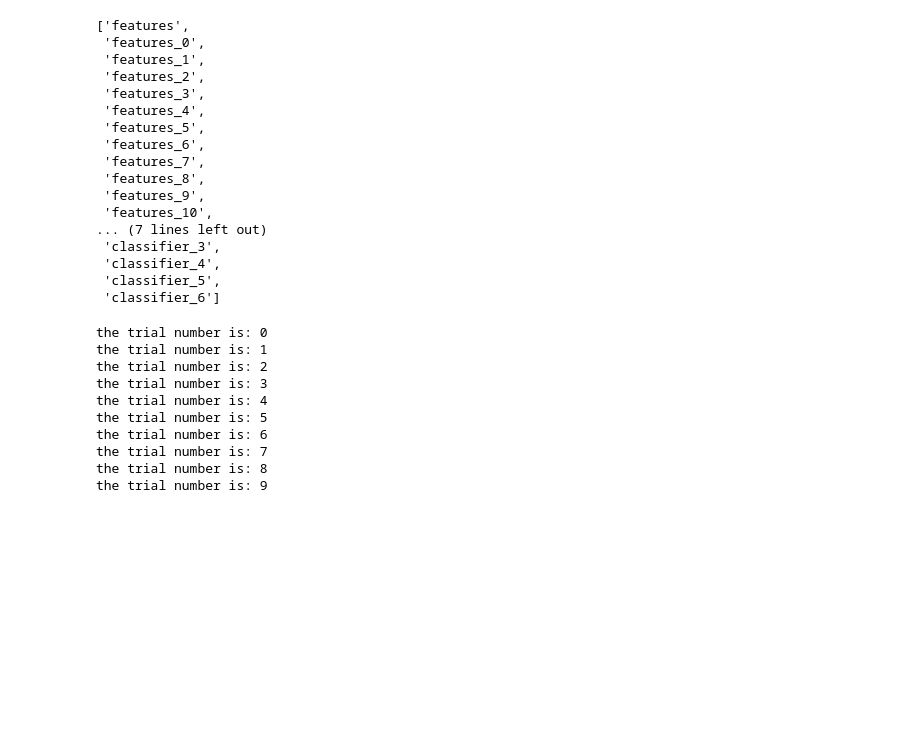
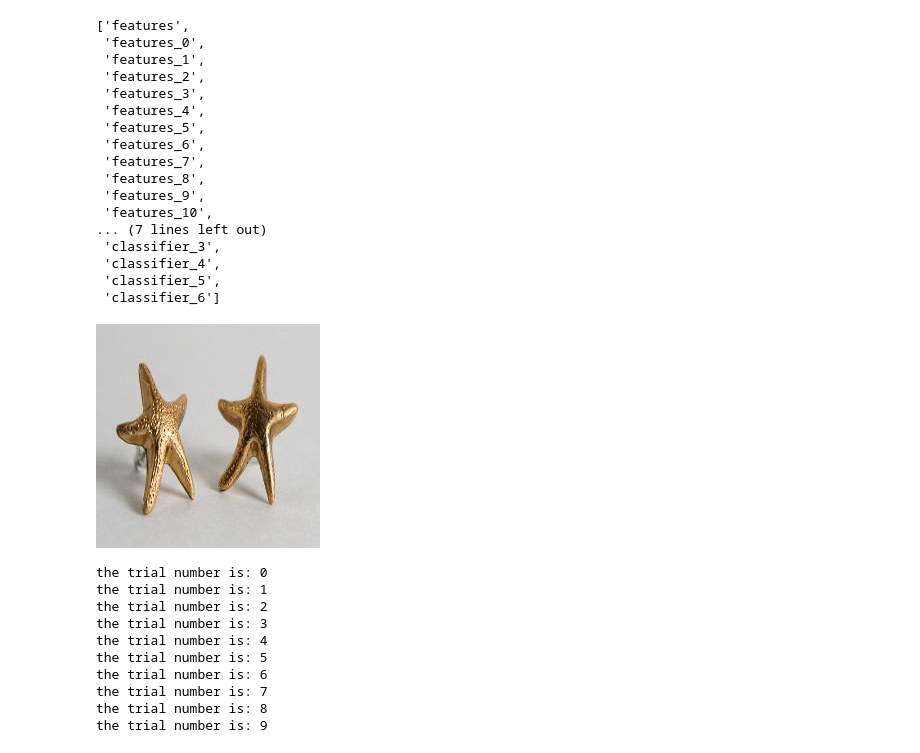
Before and after one commit to chrishamblin7/circuit_pruner, a Jupyter notebook: integrated_gradient_featureviz.ipynb, the cells around one changed output. Drawn from its saved outputs; the diff is of its cells as text; code cells hidden in the pictures; blank space fills up the shorter version.

```diff
--- a/integrated_gradient_featureviz.ipynb
+++ b/integrated_gradient_featureviz.ipynb
@@ -85,6 +91,13 @@ import torch.nn.functional as F
 from integrated_gradients.utils import calculate_outputs_and_gradients, generate_entrie_images
 from integrated_gradients.integrated_gradients import random_baseline_integrated_gradients
 from integrated_gradients.visualization import visualize
+# %%
+img = Image.open('./integrated_gradients/examples/01.jpg')
+img.show()
+# %%
+img
+# %% [output]
+[figure, added]
 # %%
 from PIL import Image, ImageOps
 
```
Also changed, not shown: parts of 25 cells of this notebook, 8 other files.
